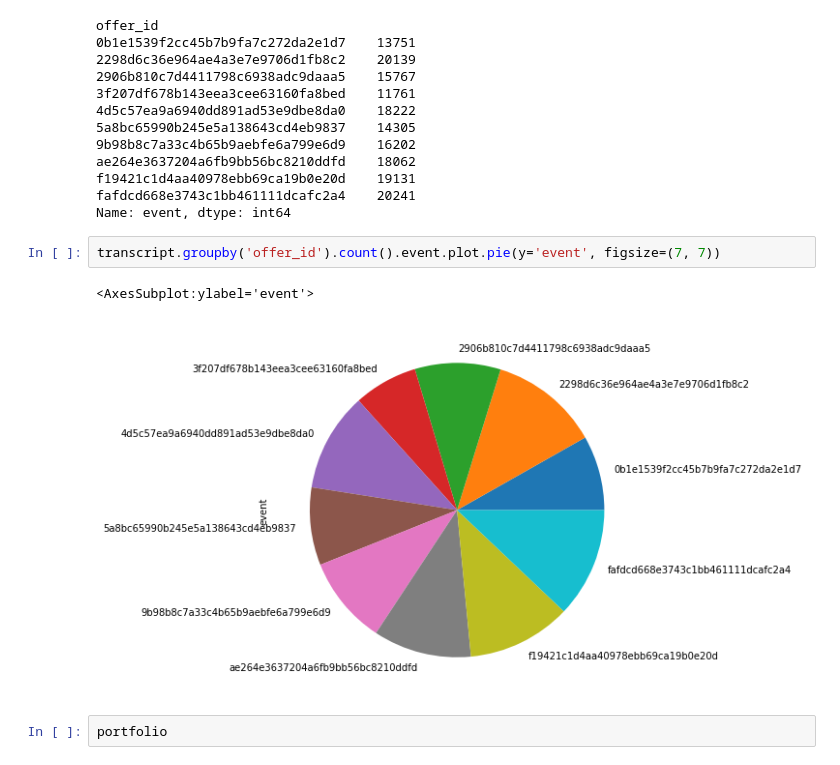
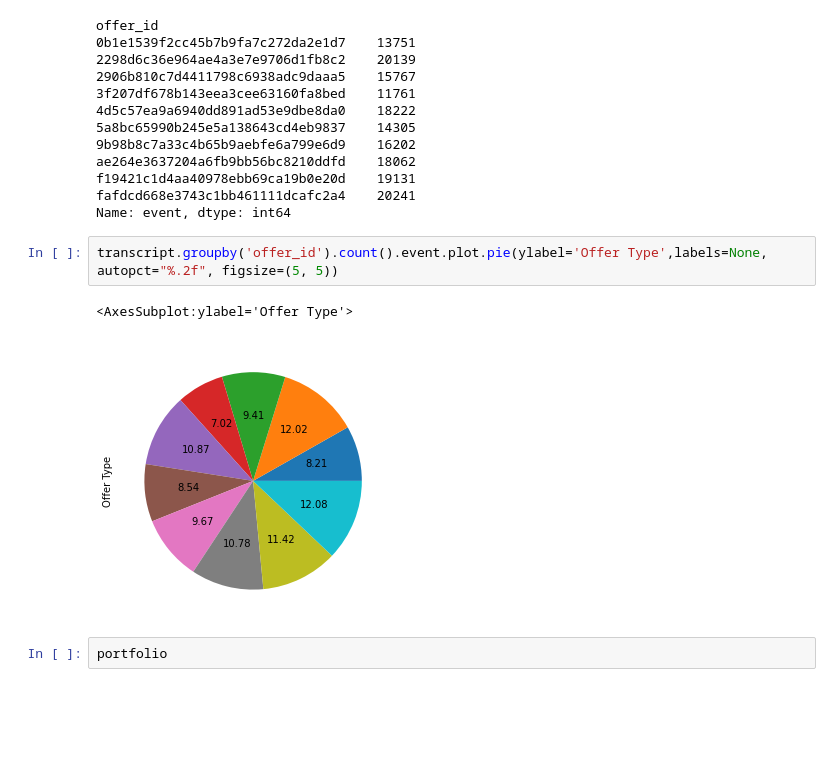
Before and after one commit to benjaminr4/starbucks_project, a Jupyter notebook: Dataset_Exploration.ipynb, the cells around one changed output. Saved outputs shown, nothing was run; the diff lists cells and outputs as text; blank space fills up the shorter version.

```diff
--- a/Dataset_Exploration.ipynb
+++ b/Dataset_Exploration.ipynb
@@ -1291,10 +1260,10 @@ f19421c1d4aa40978ebb69ca19b0e20d    19131
 fafdcd668e3743c1bb461111dcafc2a4    20241
 Name: event, dtype: int64
 # %%
-transcript.groupby('offer_id').count().event.plot.pie(y='event', figsize=(7, 7))
+transcript.groupby('offer_id').count().event.plot.pie(ylabel='Offer Type',labels=None, autopct="%.2f", figsize=(5, 5))
 # %% [output]
-<AxesSubplot:ylabel='event'>
+<AxesSubplot:ylabel='Offer Type'>
-[figure, old version]
+[figure, new version]
 # %%
 portfolio
 # %% [output]
```
Also changed, not shown: parts of 51 cells of this notebook, 3 other files.
